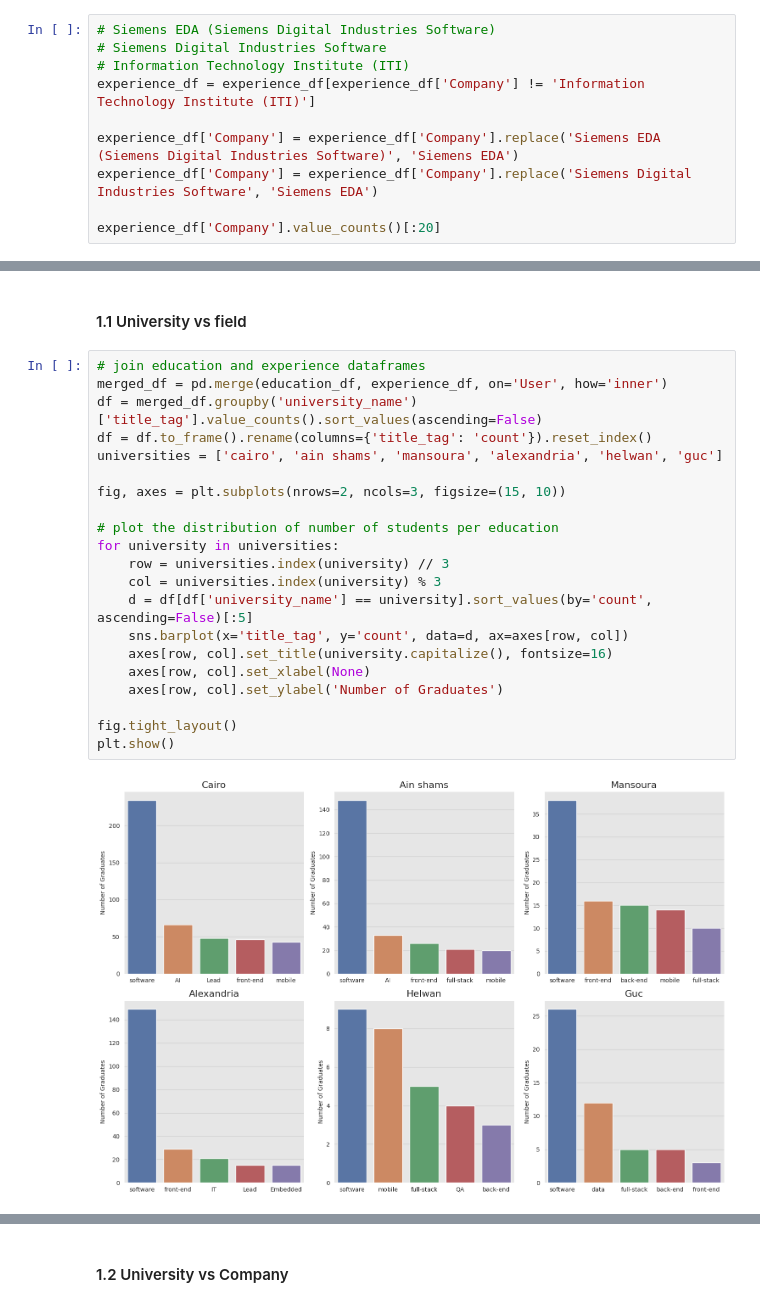
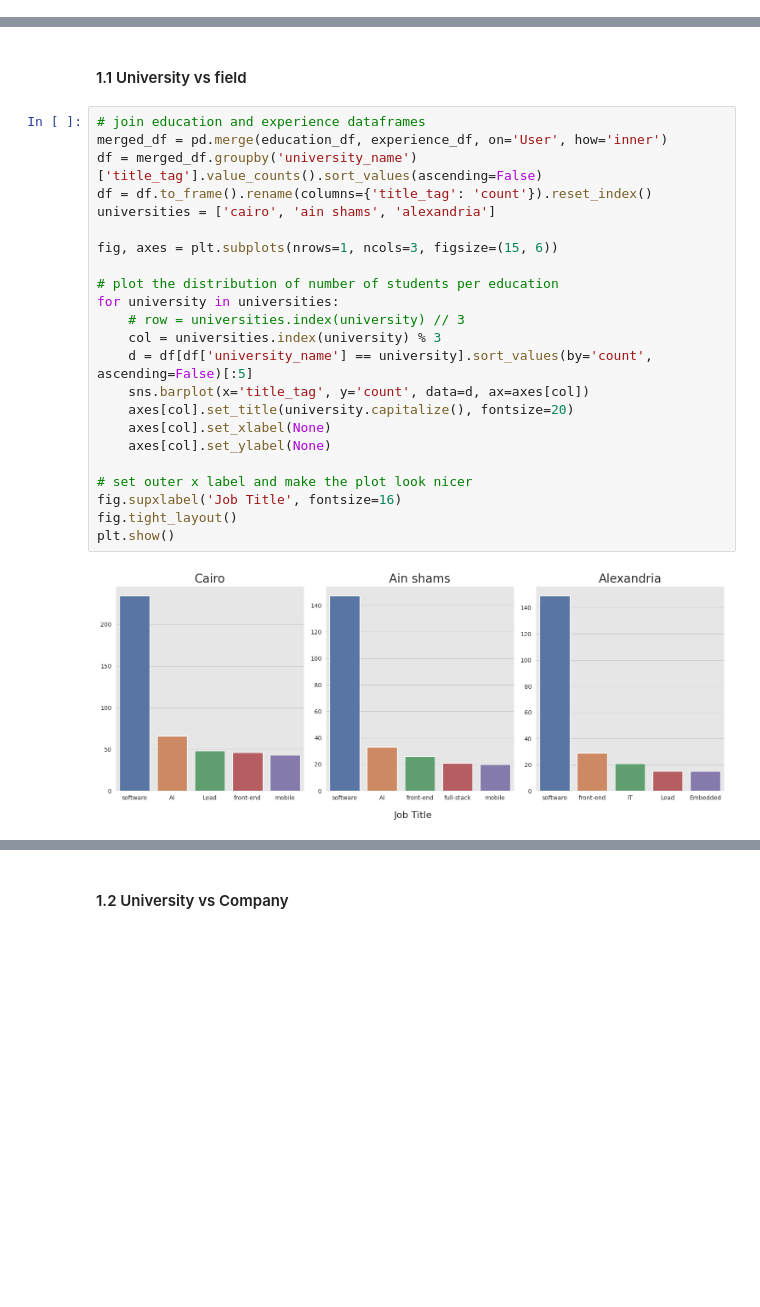
Before and after one commit to Mostafa-wael/Exploring-the-Landscape-of-the-Egyptian-Software-Market, a Jupyter notebook: notebooks/exploratory.ipynb, the cells around one changed output, grey strips where cells are left out. Drawn from its saved outputs; the diff is of its cells as text; blank space fills up the shorter version.

```diff
--- a/notebooks/exploratory.ipynb
+++ b/notebooks/exploratory.ipynb
@@ -58,13 +52,3 @@ experience_df.head()
 | 7 | 1212mohamedtaha | https://www.linkedin.com/company/... | Etisalat Misr | big data engineer | Full-time | 2022-05-01 | Present | 12.0 | New Cairo, Cairo, Egypt | ... |
 | 9 | 1212mohamedtaha | https://www.linkedin.com/company/... | The Translation Gate, LLC | english / arabic translator | Freelance | 2021-01-01 | Mar 2021 | 3.0 | Remote | ... |
 | 10 | 3omarbadr | https://www.linkedin.com/company/... | ACME SAICO - Integrated Engineeri... | software engineer | Full-time | 2022-09-01 | Present | 8.0 | Heliopolis, Cairo, Egypt | ... |
-# %%
-# Siemens EDA (Siemens Digital Industries Software)
-# Siemens Digital Industries Software
-# Information Technology Institute (ITI)
-experience_df = experience_df[experience_df['Company'] != 'Information Technology Institute (ITI)']
-
-experience_df['Company'] = experience_df['Company'].replace('Siemens EDA (Siemens Digital Industries Software)', 'Siemens EDA')
-experience_df['Company'] = experience_df['Company'].replace('Siemens Digital Industries Software', 'Siemens EDA')
-
-experience_df['Company'].value_counts()[:20]
@@ -104,23 +75,25 @@ plt.show()
 # %%
 # join education and experience dataframes
 merged_df = pd.merge(education_df, experience_df, on='User', how='inner')
 df = merged_df.groupby('university_name')['title_tag'].value_counts().sort_values(ascending=False)
 df = df.to_frame().rename(columns={'title_tag': 'count'}).reset_index()
-universities = ['cairo', 'ain shams', 'mansoura', 'alexandria', 'helwan', 'guc']
+universities = ['cairo', 'ain shams', 'alexandria']
 
-fig, axes = plt.subplots(nrows=2, ncols=3, figsize=(15, 10))
+fig, axes = plt.subplots(nrows=1, ncols=3, figsize=(15, 6))
 
 # plot the distribution of number of students per education
 for university in universities:
-    row = universities.index(university) // 3
+    # row = universities.index(university) // 3
     col = universities.index(university) % 3
     d = df[df['university_name'] == university].sort_values(by='count', ascending=False)[:5]
-    sns.barplot(x='title_tag', y='count', data=d, ax=axes[row, col])
-    axes[row, col].set_title(university.capitalize(), fontsize=16)
-    axes[row, col].set_xlabel(None)
-    axes[row, col].set_ylabel('Number of Graduates')
+    sns.barplot(x='title_tag', y='count', data=d, ax=axes[col])
+    axes[col].set_title(university.capitalize(), fontsize=20)
+    axes[col].set_xlabel(None)
+    axes[col].set_ylabel(None)
 
+# set outer x label and make the plot look nicer
+fig.supxlabel('Job Title', fontsize=16)
 fig.tight_layout()
 plt.show()
 # %% [output]
-[figure, old version]
+[figure, new version]
```
Also changed, not shown: parts of 10 cells of this notebook, 3 other files.
